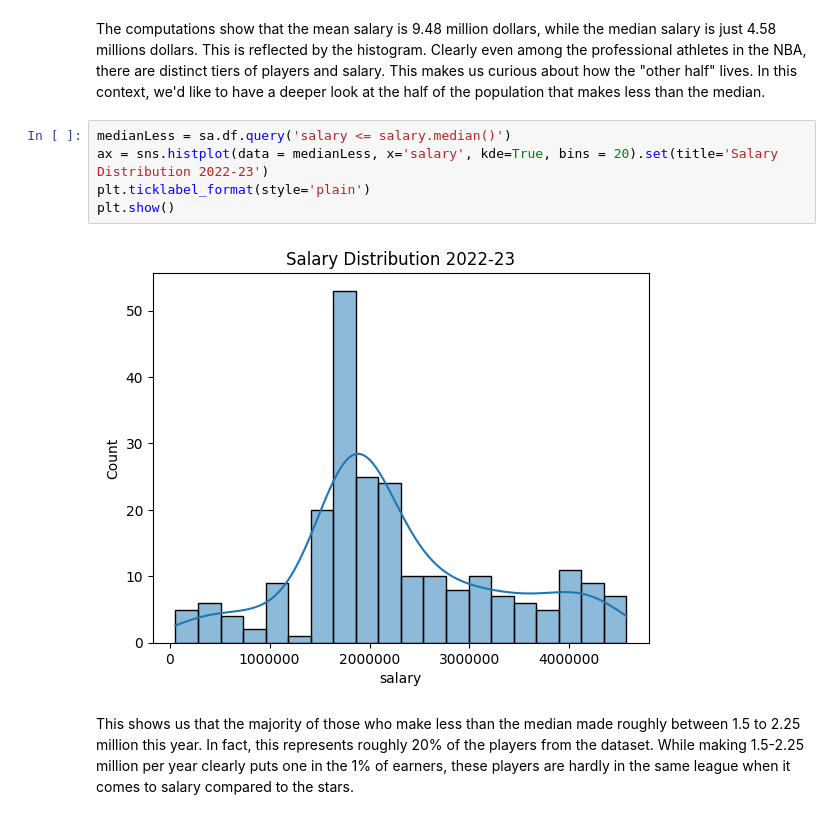
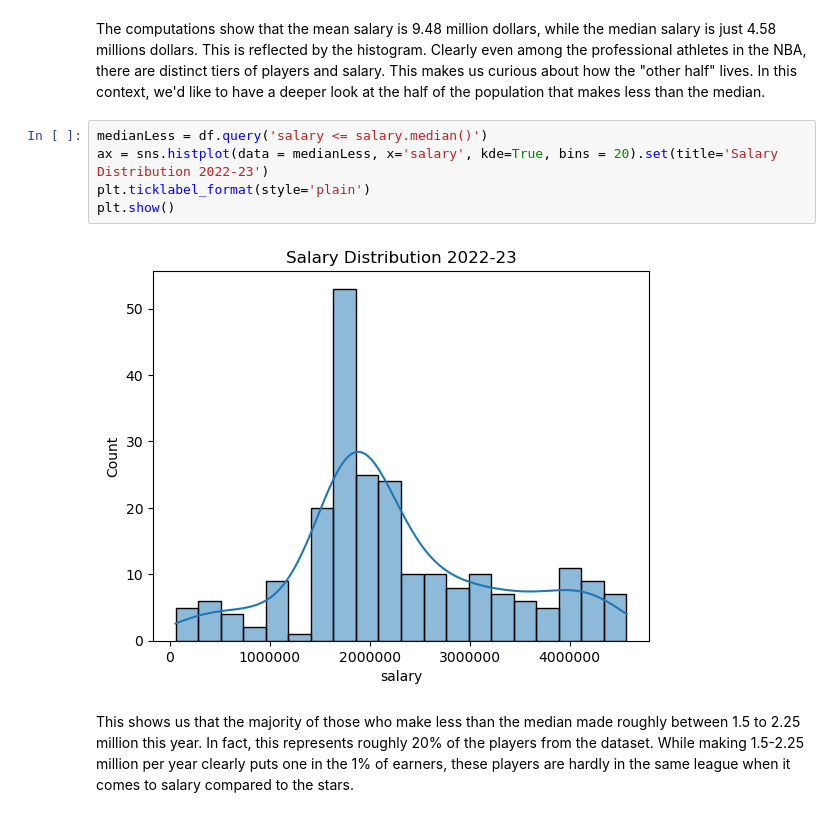
Before and after one commit to Harg-Ryan/NBA-Salary-Exploratory-Analysis-2022_23-Season, a Jupyter notebook: NBASalaryAnalysisReport.ipynb, the cells around one changed output. Drawn from its saved outputs; the diff is of its cells as text.

```diff
--- a/NBASalaryAnalysisReport.ipynb
+++ b/NBASalaryAnalysisReport.ipynb
@@ -78,12 +78,12 @@ pd.DataFrame(sa.df['salary'].astype('Int64').describe().round()).T
 # %% [markdown]
 The computations show that the mean salary is 9.48 million dollars, while the median salary is just 4.58 millions dollars. This is reflected by the histogram.  Clearly even among the professional athletes in the NBA, there are distinct tiers of players and salary. This makes us curious about how the "other half" lives. In this context, we'd like to have a deeper look at the half of the population that makes less than the median.
 # %%
-medianLess = sa.df.query('salary <= salary.median()')
+medianLess = df.query('salary <= salary.median()')
 ax = sns.histplot(data = medianLess, x='salary', kde=True, bins = 20).set(title='Salary Distribution 2022-23')
 plt.ticklabel_format(style='plain')
 plt.show()
 # %% [output]
-[figure, old version]
+[figure, new version]
 # %% [markdown]
 This shows us that the majority of those who make less than the median made roughly between 1.5 to 2.25 million this year. In fact, this represents roughly 20% of the players from the dataset.  While making 1.5-2.25 million per year clearly puts one in the 1% of earners, these players are hardly in the same league when it comes to salary compared to the stars.
 # %%
```
Also changed, not shown: parts of 15 cells of this notebook, 2 other files.
